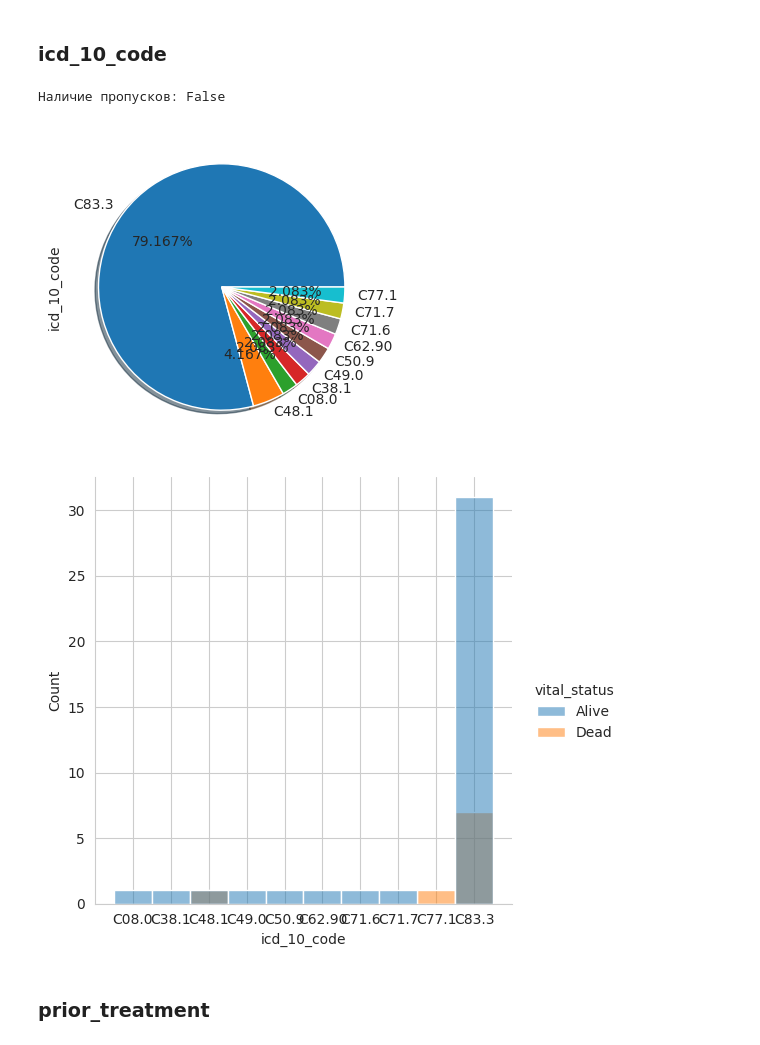
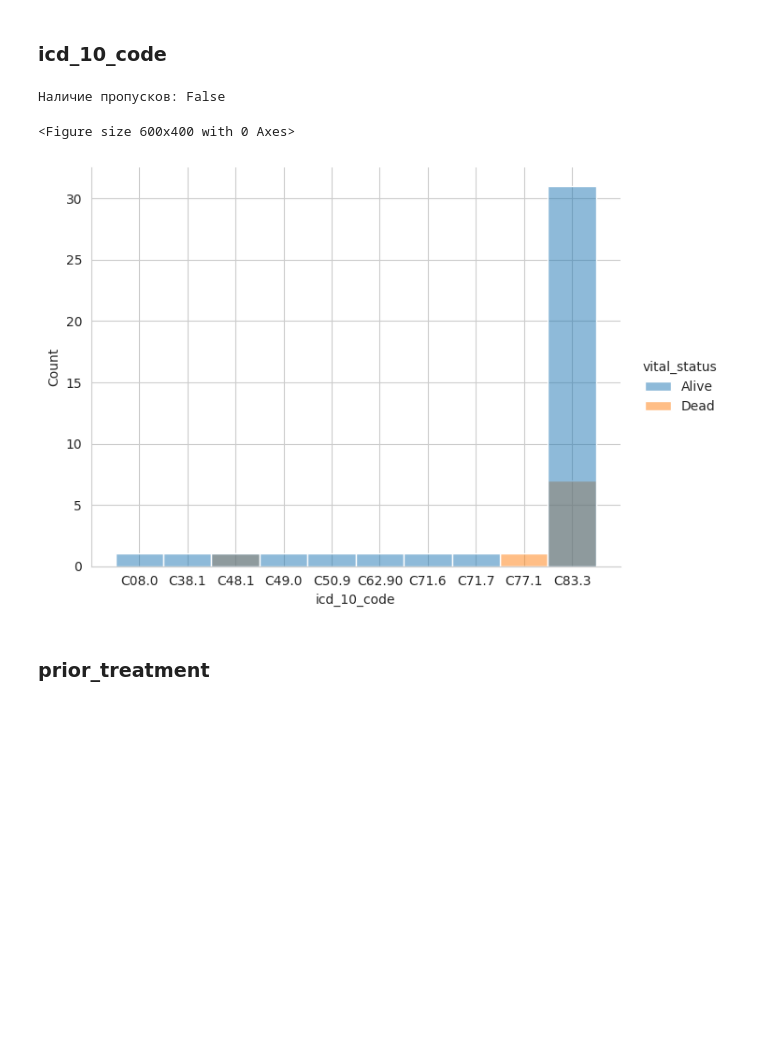
Before and after one commit to nedokormysh/GB_intro_Analysis_Healthcare, a Jupyter notebook: GB_intro_Healthcare_Analysis_hw_2.ipynb, the cells around one changed output. Drawn from its saved outputs; the diff is of its cells as text; code cells hidden in the pictures; blank space fills up the shorter version.

```diff
--- a/GB_intro_Healthcare_Analysis_hw_2.ipynb
+++ b/GB_intro_Healthcare_Analysis_hw_2.ipynb
@@ -223,8 +228,9 @@ Index(['case_id', 'age_at_index', 'days_to_birth', 'days_to_death',
        'year_of_diagnosis', 'treatment_Radiation', 'treatment_Pharmaceutical'],
       dtype='object')
 # %%
-continuous_features = ['age_at_index', 'days_to_birth', 'days_to_death', 'year_of_birth', 'year_of_death',
-                       'age_at_diagnosis', 'days_to_last_follow_up', 'year_of_diagnosis']
+continuous_features = ['age_at_index', 'days_to_birth', 'days_to_death',
+                       'year_of_birth', 'year_of_death', 'age_at_diagnosis',
+                       'days_to_last_follow_up', 'year_of_diagnosis']
 
 categorical_features = [i for i in clinical_info_thinned.columns if i not in continuous_features]
 # %%
@@ -482,7 +548,7 @@ clinical_info_thinned.describe(include='category')
 | top | 0030a28c-81aa-44b0-8be0-b35e1dcbf98c | not hispanic or latino | female | white | Alive | No | Stage II | ... |
 | freq | 1 | 36 | 26 | 29 | 39 | 35 | 17 | ... |
 # %%
-def show_cat_feat(feat, labels=None, title=None, aspect=1, pie=True, h=6, w=4):
+def show_cat_feat(feat, labels=None, title=None, aspect=1, pie=False, h=6, w=4):
     plt.figure(figsize=(h,w))
 
     print(f'Наличие пропусков: {clinical_info_thinned[feat].isna().any()}')
@@ -497,7 +563,7 @@ def show_cat_feat(feat, labels=None, title=None, aspect=1, pie=True, h=6, w=4):
                 legend=True,
                 aspect=aspect,
                 hue=clinical_info_thinned['vital_status'],
-                kind='hist')
+                kind='hist').set(title=title)
 # %% [markdown]
 ### ethnicity
 # %% [markdown]
@@ -569,11 +696,11 @@ show_cat_feat('ann_arbor_extranodal_involvement', title)
 # %%
 title = "Кодировка"
 
-show_cat_feat('icd_10_code', title)
+show_cat_feat('icd_10_code', title, aspect=1.3)
 # %% [output]
 Наличие пропусков: False
+<Figure size 600x400 with 0 Axes>
-[figure, old version]
+[figure, new version]
-[figure, removed]
 # %% [markdown]
 ### prior_treatment
 # %%
```
Also changed, not shown: parts of 111 cells of this notebook.
